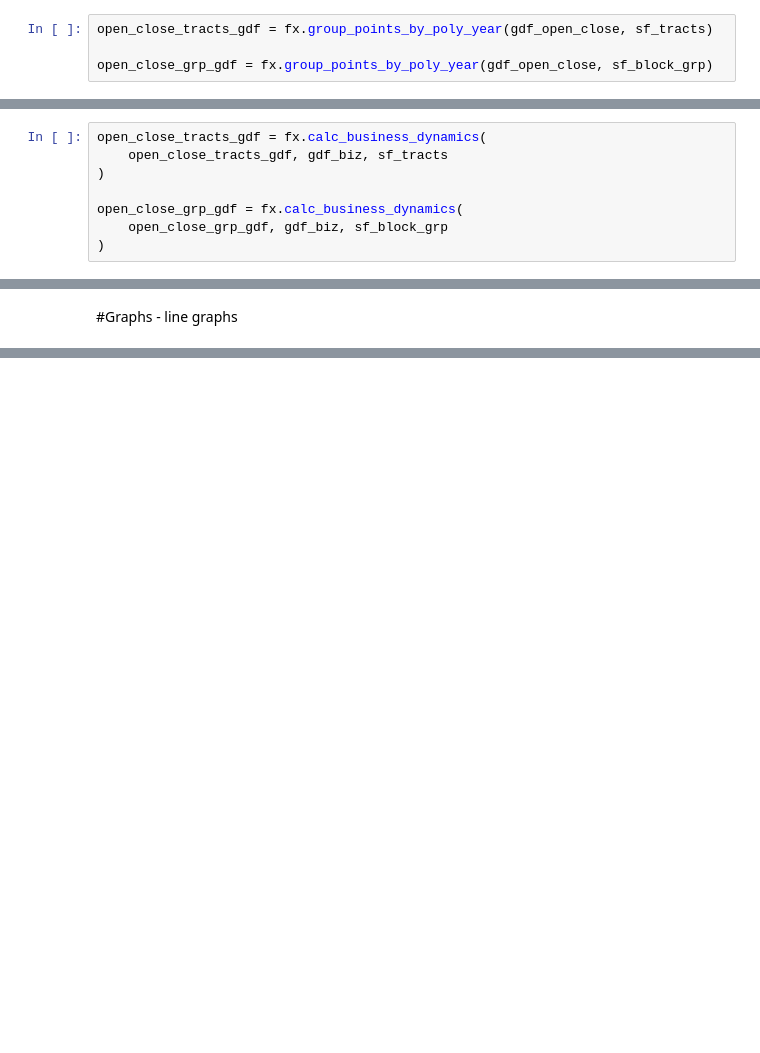
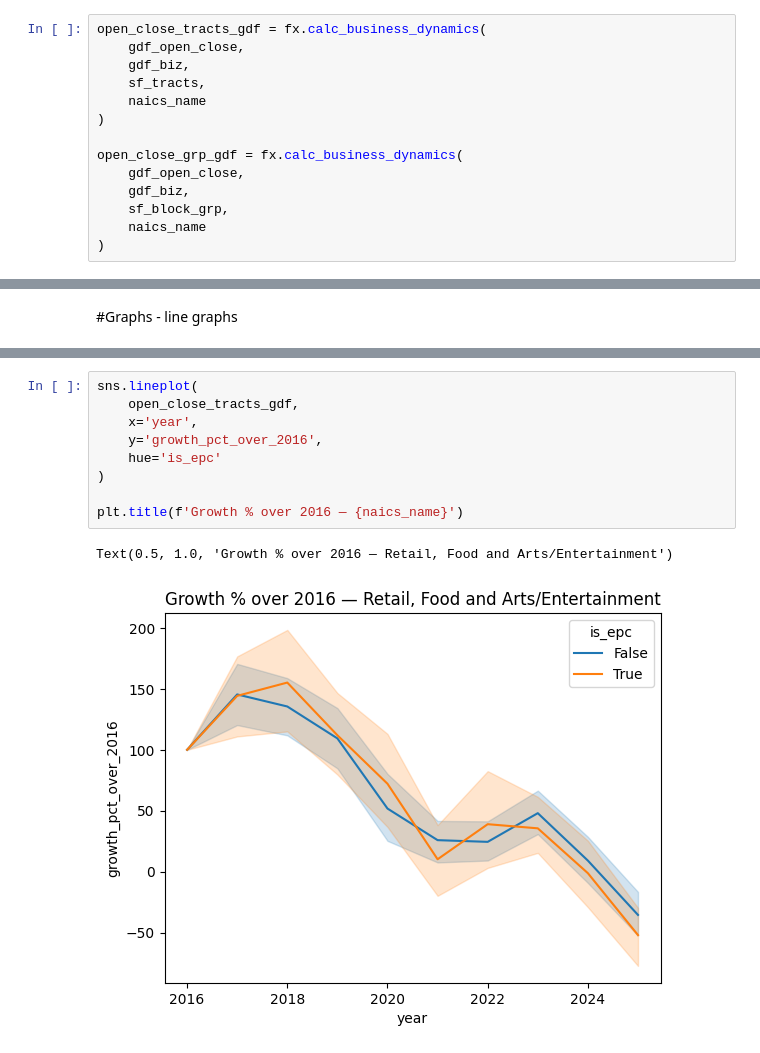
Before and after one commit to miaflynn/CYPLAN255-Final-Project, a Jupyter notebook: 03c_visualizations_net_change.ipynb, the cells around one changed output, grey strips where cells are left out. Drawn from its saved outputs; the diff is of its cells as text; blank space fills up the shorter version.

```diff
--- a/03c_visualizations_net_change.ipynb
+++ b/03c_visualizations_net_change.ipynb
@@ -49,4 +81,14 @@ sf_block_grp = gpd.read_file('/content/drive/MyDrive/C255_final_project/cleaned/
 # %%
-open_close_tracts_gdf = fx.group_points_by_poly_year(gdf_open_close, sf_tracts)
+open_close_tracts_gdf = fx.calc_business_dynamics(
+    gdf_open_close,
+    gdf_biz,
+    sf_tracts,
+    naics_name
+)
 
-open_close_grp_gdf = fx.group_points_by_poly_year(gdf_open_close, sf_block_grp)
+open_close_grp_gdf = fx.calc_business_dynamics(
+    gdf_open_close,
+    gdf_biz,
+    sf_block_grp,
+    naics_name
+)
@@ -55,8 +94,0 @@ open_close_grp_gdf = fx.group_points_by_poly_year(gdf_open_close, sf_block_grp)
-# %%
-open_close_tracts_gdf = fx.calc_business_dynamics(
-    open_close_tracts_gdf, gdf_biz, sf_tracts
-)
-
-open_close_grp_gdf = fx.calc_business_dynamics(
-    open_close_grp_gdf, gdf_biz, sf_block_grp
-)
@@ -122,0 +148,12 @@ sns.lineopen_close_tracts_gdf
+# %%
+sns.lineplot(
+    open_close_tracts_gdf,
+    x='year',
+    y='growth_pct_over_2016',
+    hue='is_epc'
+)
+
+plt.title(f'Growth % over 2016 — {naics_name}')
+# %% [output]
+Text(0.5, 1.0, 'Growth % over 2016 — Retail, Food and Arts/Entertainment')
+[figure, added]
```
Also changed, not shown: parts of 11 cells of this notebook.
